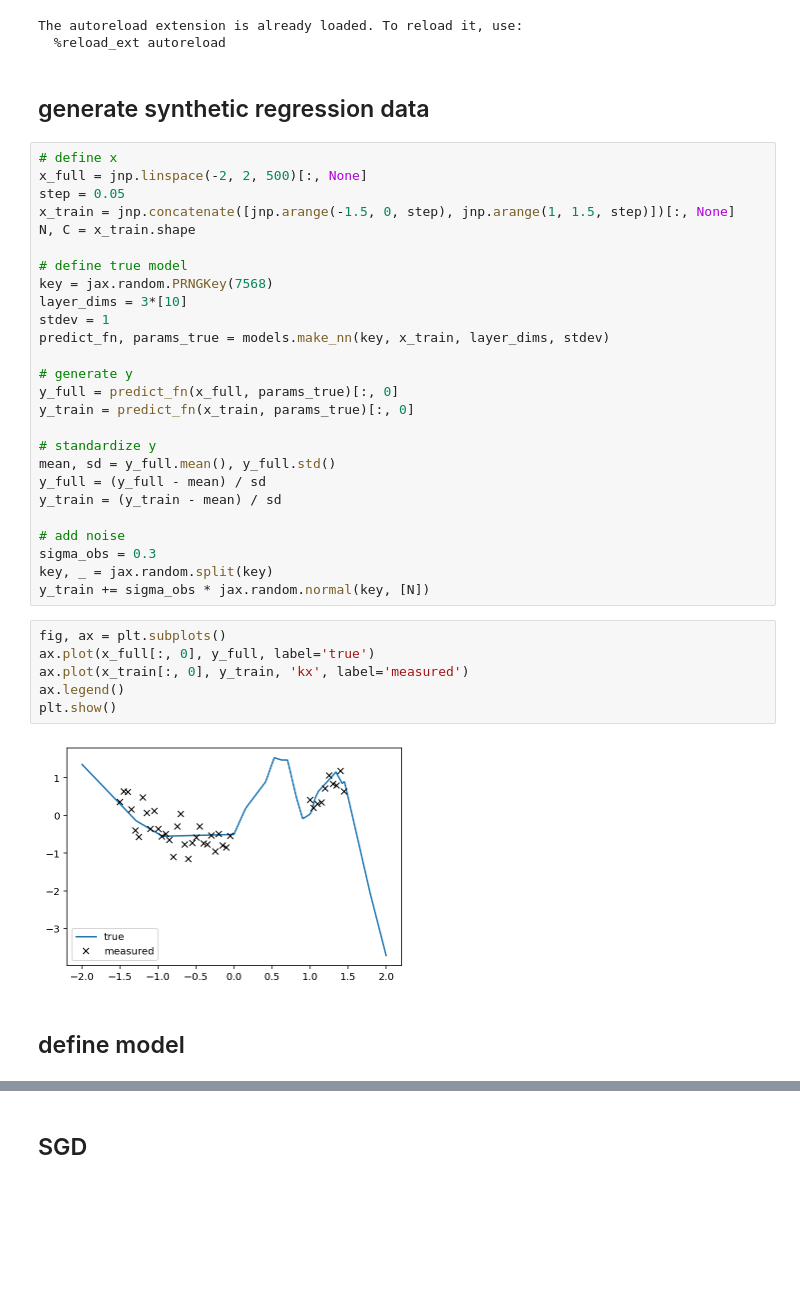
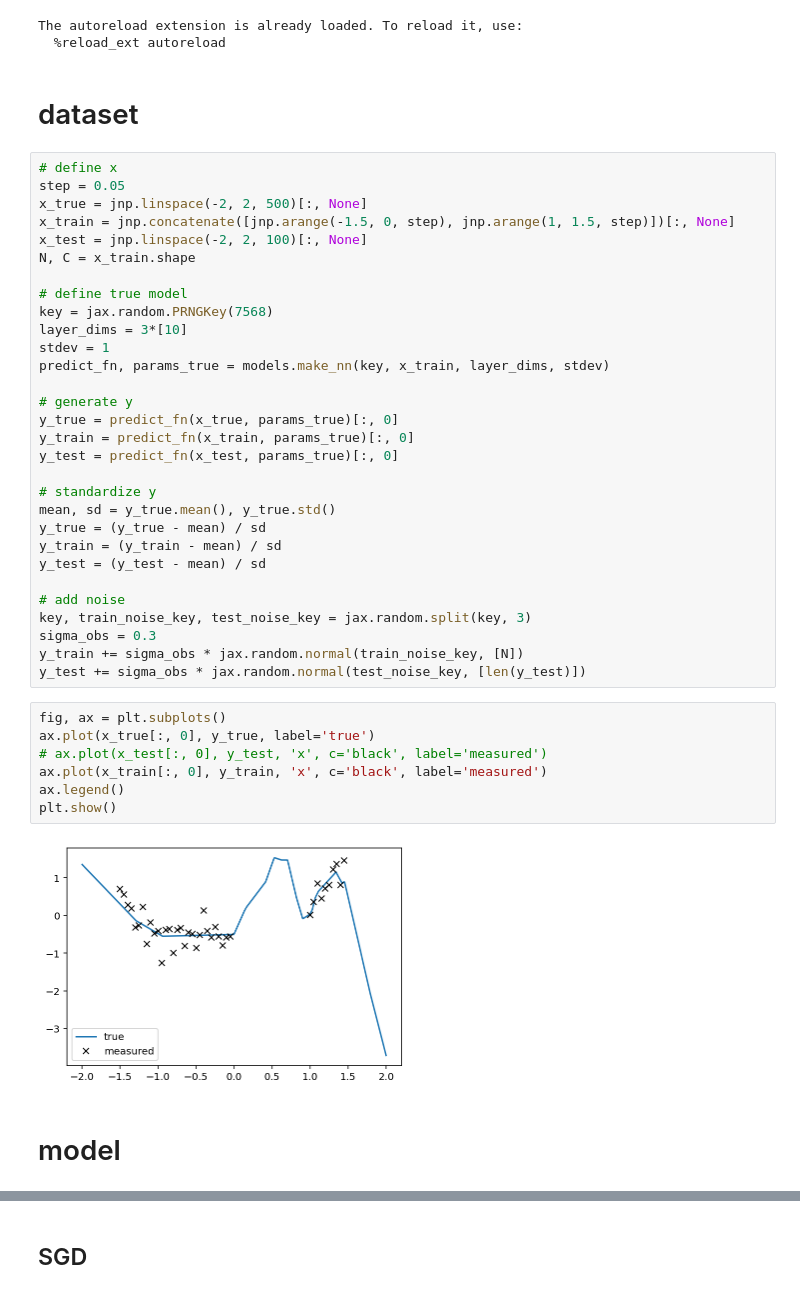
Before and after one commit to martin-marek/bnn-project, a Jupyter notebook: notebooks/1d_regression.ipynb, the cells around one changed output, grey strips where cells are left out. Drawn from its saved outputs; the diff is of its cells as text; blank space fills up the shorter version.

```diff
--- a/notebooks/1d_regression.ipynb
+++ b/notebooks/1d_regression.ipynb
@@ -26,12 +26,13 @@ matplotlib_inline.backend_inline.set_matplotlib_formats('retina')
 The autoreload extension is already loaded. To reload it, use:
   %reload_ext autoreload
 # %% [markdown]
-## generate synthetic regression data
+# dataset
 # %%
 # define x
-x_full = jnp.linspace(-2, 2, 500)[:, None]
 step = 0.05
+x_true = jnp.linspace(-2, 2, 500)[:, None]
 x_train = jnp.concatenate([jnp.arange(-1.5, 0, step), jnp.arange(1, 1.5, step)])[:, None]
+x_test = jnp.linspace(-2, 2, 100)[:, None]
 N, C = x_train.shape
 
 # define true model
@@ -41,28 +42,32 @@ stdev = 1
 predict_fn, params_true = models.make_nn(key, x_train, layer_dims, stdev)
 
 # generate y
-y_full = predict_fn(x_full, params_true)[:, 0]
+y_true = predict_fn(x_true, params_true)[:, 0]
 y_train = predict_fn(x_train, params_true)[:, 0]
+y_test = predict_fn(x_test, params_true)[:, 0]
 
 # standardize y
-mean, sd = y_full.mean(), y_full.std()
-y_full = (y_full - mean) / sd
+mean, sd = y_true.mean(), y_true.std()
+y_true = (y_true - mean) / sd
 y_train = (y_train - mean) / sd
+y_test = (y_test - mean) / sd
 
 # add noise
+key, train_noise_key, test_noise_key = jax.random.split(key, 3)
 sigma_obs = 0.3
-key, _ = jax.random.split(key)
-y_train += sigma_obs * jax.random.normal(key, [N])
+y_train += sigma_obs * jax.random.normal(train_noise_key, [N])
+y_test += sigma_obs * jax.random.normal(test_noise_key, [len(y_test)])
 # %%
 fig, ax = plt.subplots()
-ax.plot(x_full[:, 0], y_full, label='true')
-ax.plot(x_train[:, 0], y_train, 'kx', label='measured')
+ax.plot(x_true[:, 0], y_true, label='true')
+# ax.plot(x_test[:, 0], y_test, 'x', c='black', label='measured')
+ax.plot(x_train[:, 0], y_train, 'x', c='black', label='measured')
 ax.legend()
 plt.show()
 # %% [output]
-[figure, old version]
+[figure, new version]
 # %% [markdown]
-## define model
+# model
 # %%
 # define model
 # - when using a large NN with a small dataset, the prior must be very flat so that it doesn't dominate the likelihood
```
Also changed, not shown: parts of 40 cells of this notebook, 1 other file.
